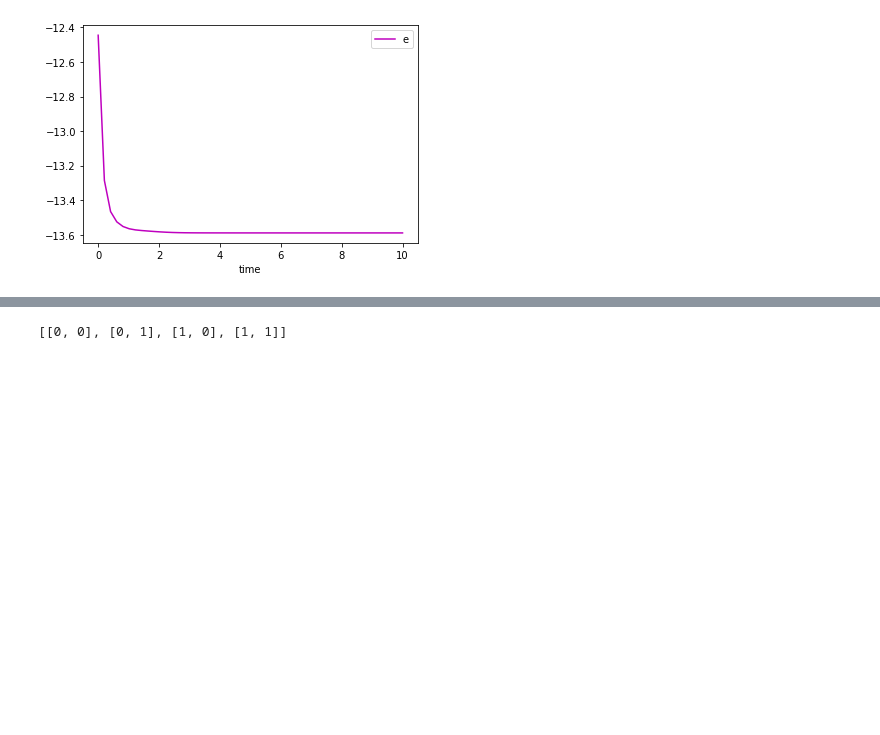
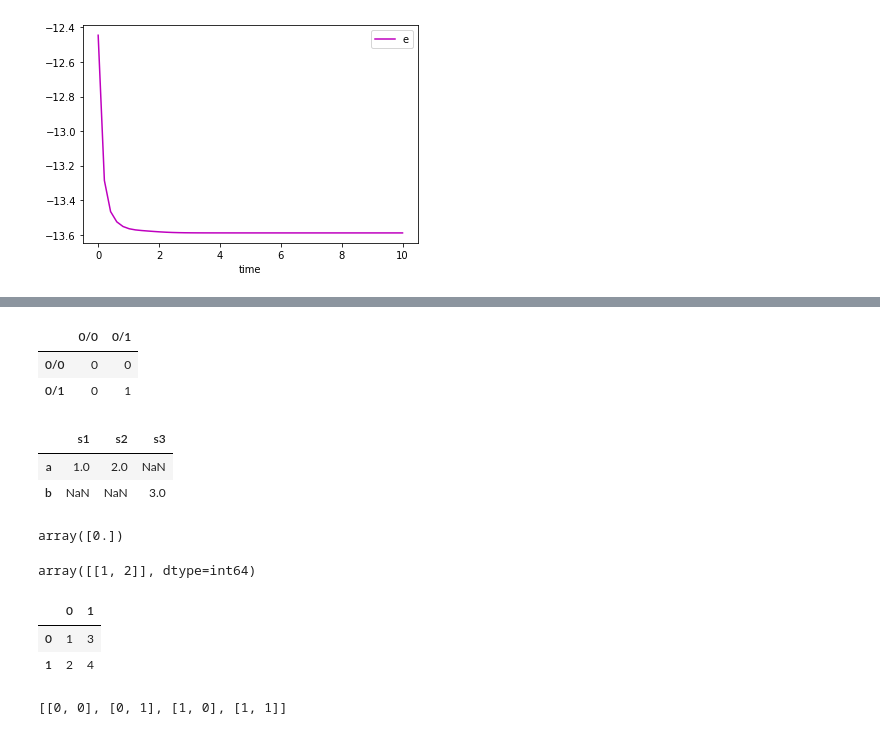
Before and after one commit to arizona95/Brain, a Jupyter notebook: paper/Paper/paper.ipynb, the cells around one changed output, grey strips where cells are left out. Cells and saved outputs as stored; diff of their text form; code cells hidden in the pictures; blank space fills up the shorter version.

```diff
--- a/paper/Paper/paper.ipynb
+++ b/paper/Paper/paper.ipynb
@@ -337,0 +393,15 @@ SystemExit:
+# %%
+k
+# %% [output]
+|  | 0/0 | 0/1 |
+| 0/0 | 0 | 0 |
+| 0/1 | 0 | 1 |
+# %%
+dict_a = {"a":{"s1":1, "s2":2}, "b":{"s3":3}}
+a = pd.DataFrame.from_dict(dict_a).T
+# %%
+a
+# %% [output]
+|  | s1 | s2 | s3 |
+| a | 1.0 | 2.0 | NaN |
+| b | NaN | NaN | 3.0 |
@@ -337,0 +410,8 @@ SystemExit:
+# %%
+1/a
+# %% [output]
+array([0.])
+# %%
+np.array(a)
+# %% [output]
+array([[1, 2]], dtype=int64)
@@ -338,3 +421,9 @@ SystemExit:
+# %%
+b
+# %% [output]
+|  | 0 | 1 |
+| 0 | 1 | 3 |
+| 1 | 2 | 4 |
 # %%
 import itertools
 lst = list(map(lambda x:list(x),list(itertools.product([0, 1], repeat=2))))
```
Also changed, not shown: parts of 6 cells of this notebook, 3 other files.
